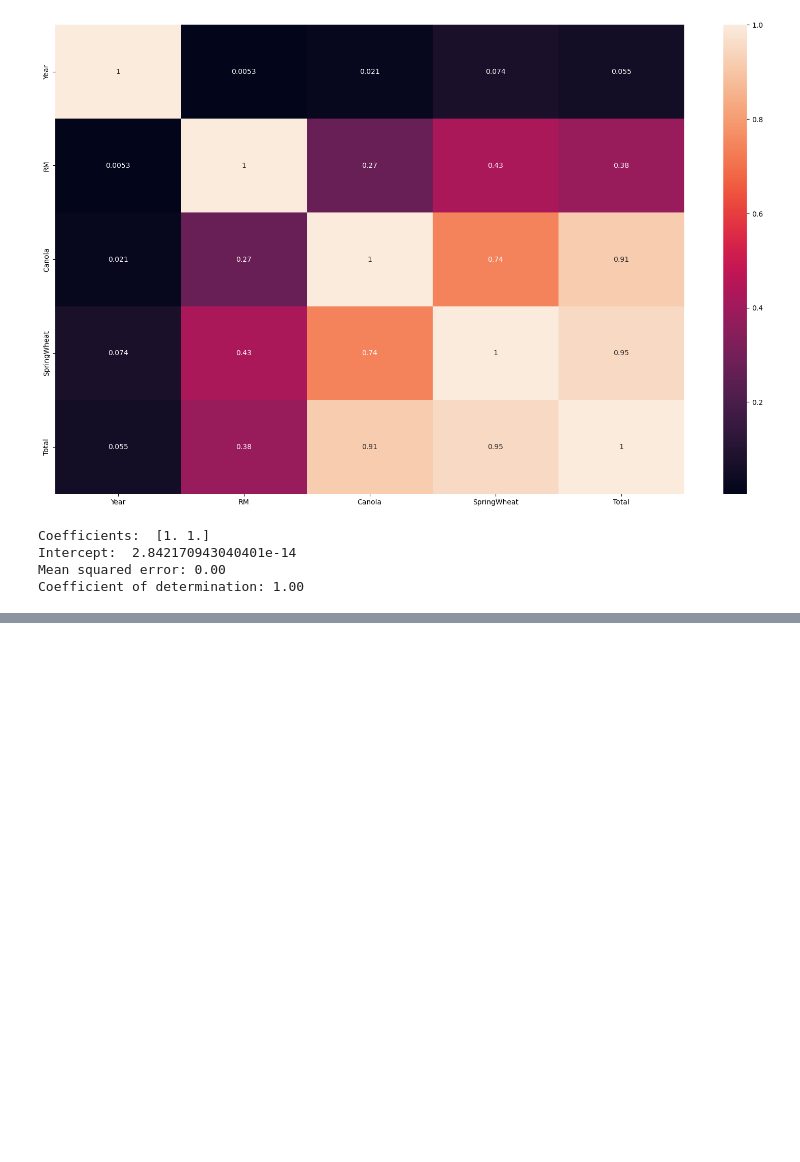
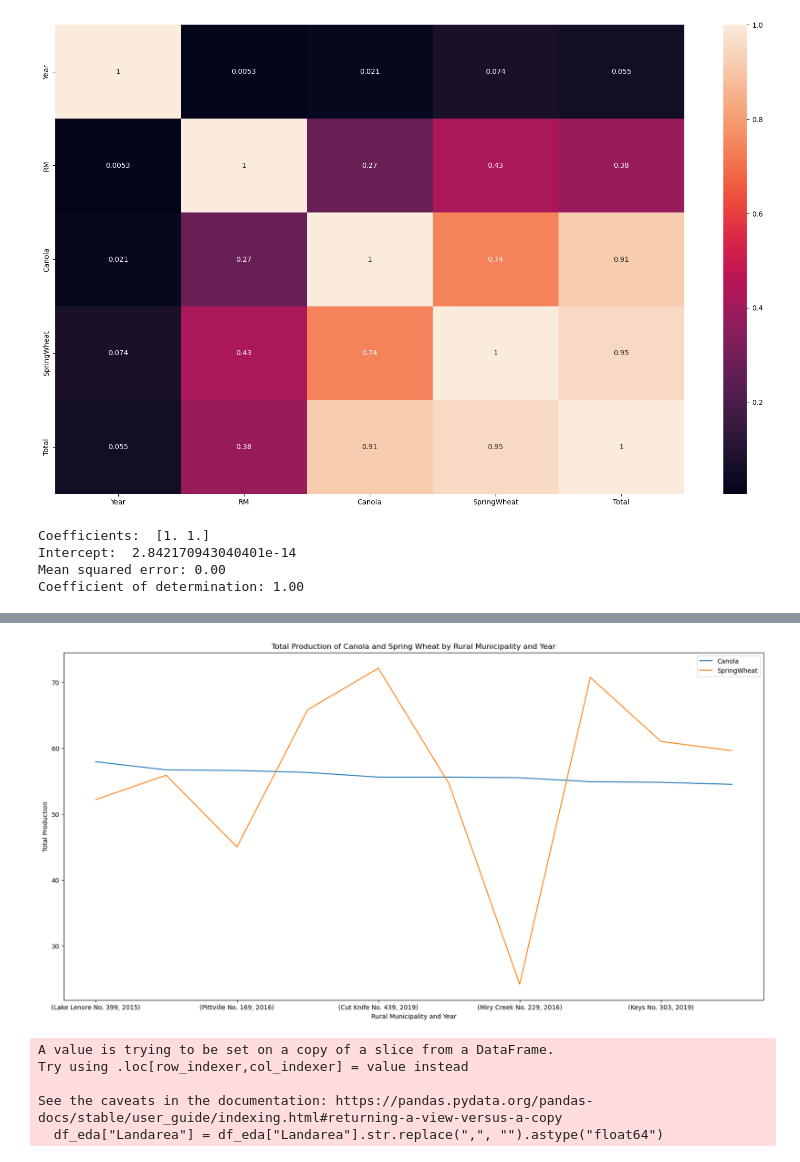
Before and after one commit to Metaluv/Palette_Training, a Jupyter notebook: Palette_training_4-main/Assignment_4.ipynb, the cells around one changed output, grey strips where cells are left out. Saved outputs shown, nothing was run; the diff lists cells and outputs as text; code cells hidden in the pictures; blank space fills up the shorter version.

```diff
--- a/Palette_training_4-main/Assignment_4.ipynb
+++ b/Palette_training_4-main/Assignment_4.ipynb
@@ -443,0 +536,6 @@ Coefficient of Determination (R2): 0.9985021627053251
+# %%
+#change the type of the column RM to int64
+rural["RM"] = rural["RM"].astype("int64")
+# %%
+#merge the two dataframes
+df = df.merge(rural, on="RM")
@@ -443,0 +569,2 @@ Coefficient of Determination (R2): 0.9985021627053251
+# %%
+df.rename(columns={"Ruralmunicipality (RM)[5]": "Ruralmunicipality", "Incorporationdate[6]": "Incorporationdate", "Population(2016)[4]": "Population(2016)", "Population(2011)[4]": "Population(2011)", "Change(%)[4]": "Change(%)", "Landarea(km²)[4]": "Landarea", "Populationdensity(per km²)[4]": "Populationdensity"}, inplace=True)
@@ -443,0 +601,5 @@ Coefficient of Determination (R2): 0.9985021627053251
+# %%
+# create a new dataframe with the columns of interest
+df_eda = df[['Year','Ruralmunicipality', 'RM', 'Incorporationdate', 'Population(2016)', 'Population(2011)', 'Change(%)', 'Landarea', 'Populationdensity',  'Canola', 'SpringWheat', 'Total']]
+# display the first 5 rows of the dataframe
+df_eda.head()
@@ -443,0 +613,21 @@ Coefficient of Determination (R2): 0.9985021627053251
+# %%
+# create a line plot of the total production of canola and spring wheat, group by RM and Year show the top 10 RMs
+df_eda.groupby(['Ruralmunicipality', 'Year'])['Canola', 'SpringWheat'].sum().sort_values(by=['Canola', 'SpringWheat'], ascending=False).head(10).plot(kind='line', figsize=(20, 10))
+# set the title of the plot
+plt.title('Total Production of Canola and Spring Wheat by Rural Municipality and Year')
+# set the x-axis label
+plt.xlabel('Rural Municipality and Year')
+# set the y-axis label
+plt.ylabel('Total Production')
+# display the plot
+plt.show()
+# %% [output]
+[figure, added]
+# %%
+df_eda["Landarea"] = df_eda["Landarea"].str.replace(",", "").astype("float64")
+# %% [output]
+A value is trying to be set on a copy of a slice from a DataFrame.
+Try using .loc[row_indexer,col_indexer] = value instead
+
+See the caveats in the documentation: https://pandas.pydata.org/pandas-docs/stable/user_guide/indexing.html#returning-a-view-versus-a-copy
+  df_eda["Landarea"] = df_eda["Landarea"].str.replace(",", "").astype("float64")
```
Also changed, not shown: parts of 28 cells of this notebook, 1 other file.
